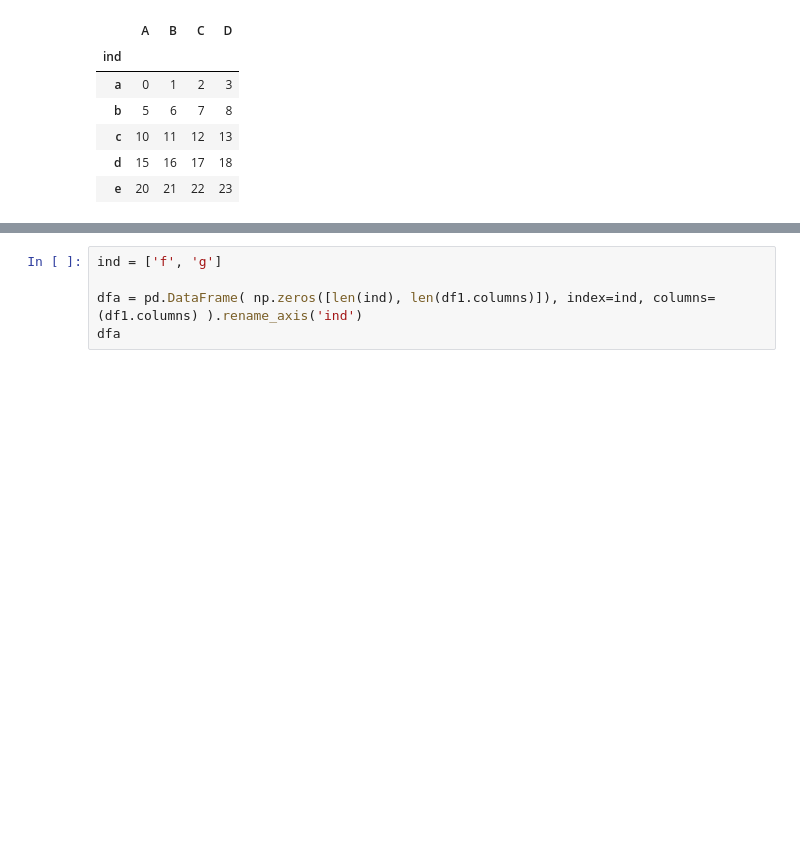
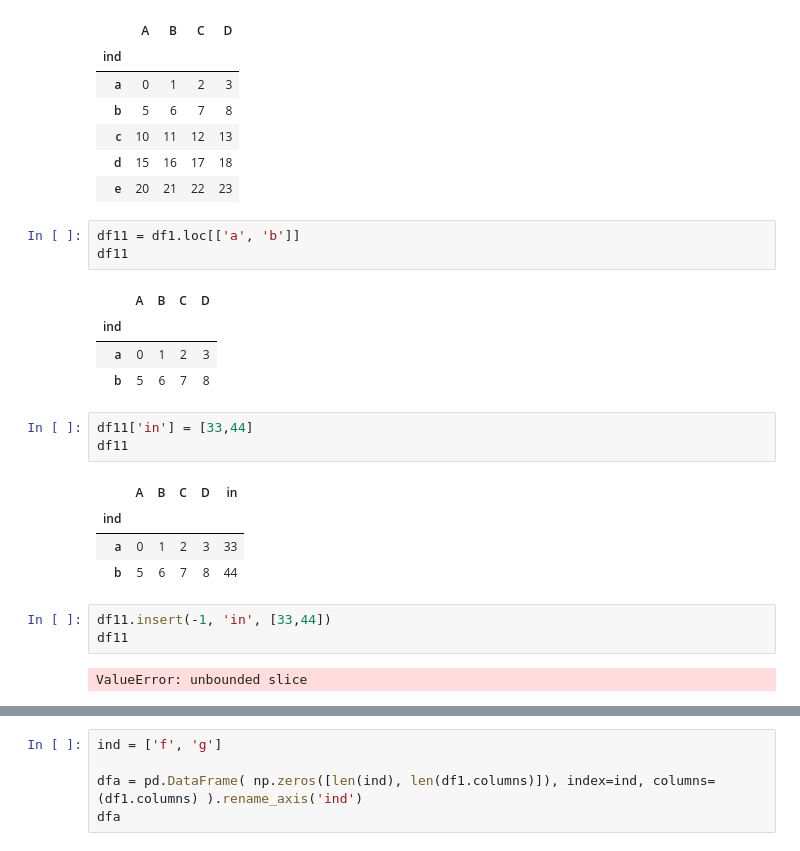
Before and after one commit to insommer/AnalysisCode, a Jupyter notebook: Coding Test/Coding Test.ipynb, the cells around one changed output, grey strips where cells are left out. Drawn from its saved outputs; the diff is of its cells as text; blank space fills up the shorter version.

```diff
--- a/Coding Test/Coding Test.ipynb
+++ b/Coding Test/Coding Test.ipynb
@@ -1611,3 +1626,24 @@ df1
 | c | 10 | 11 | 12 | 13 |
 | d | 15 | 16 | 17 | 18 |
 | e | 20 | 21 | 22 | 23 |
+# %%
+df11 = df1.loc[['a', 'b']]
+df11
+# %% [output]
+|  | A | B | C | D |
+| ind |  |  |  |  |
+| a | 0 | 1 | 2 | 3 |
+| b | 5 | 6 | 7 | 8 |
+# %%
+df11['in'] = [33,44]
+df11
+# %% [output]
+|  | A | B | C | D | in |
+| ind |  |  |  |  |  |
+| a | 0 | 1 | 2 | 3 | 33 |
+| b | 5 | 6 | 7 | 8 | 44 |
+# %%
+df11.insert(-1, 'in', [33,44])
+df11
+# %% [output]
+ValueError: unbounded slice
```
Also changed, not shown: parts of 33 cells of this notebook, 3 other files.
